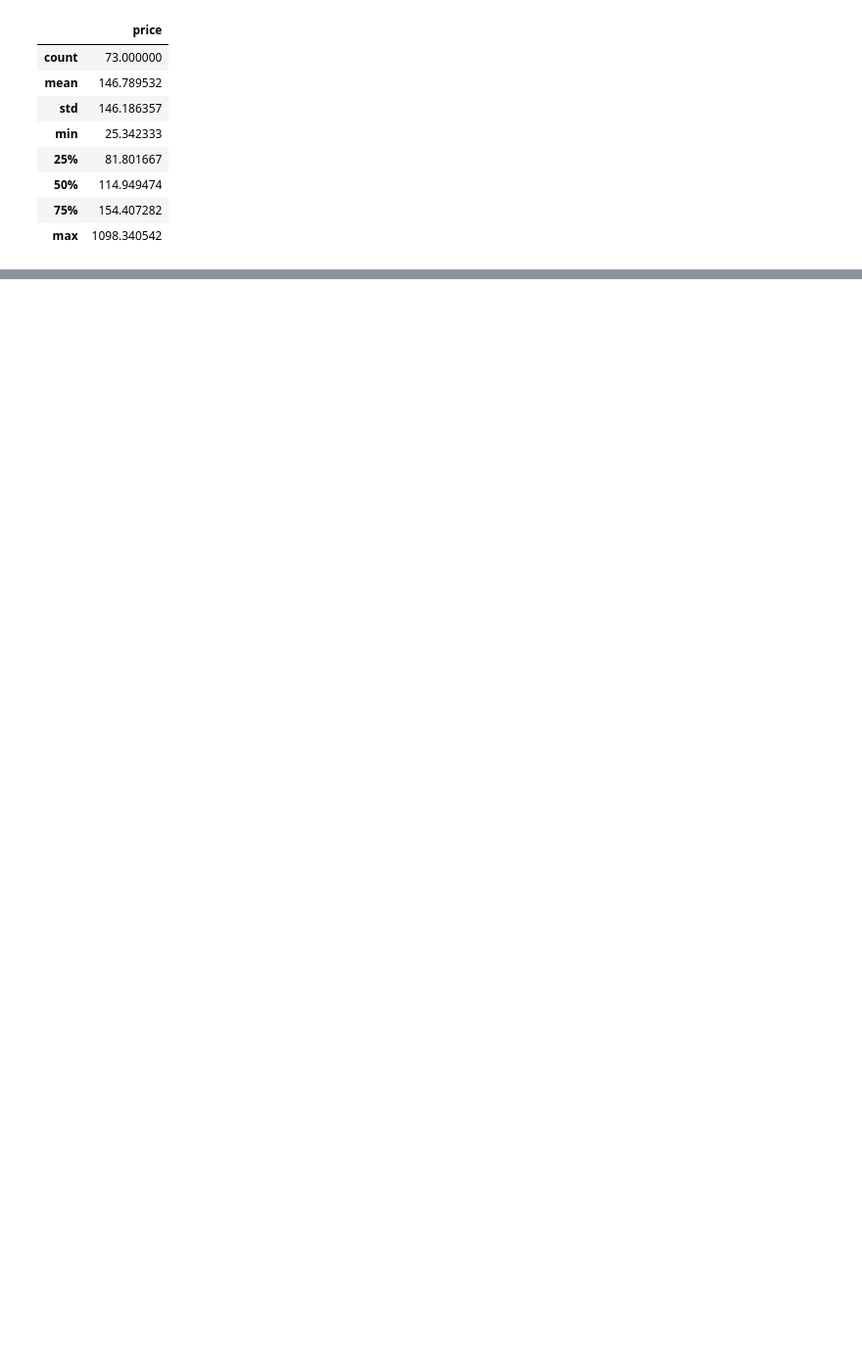
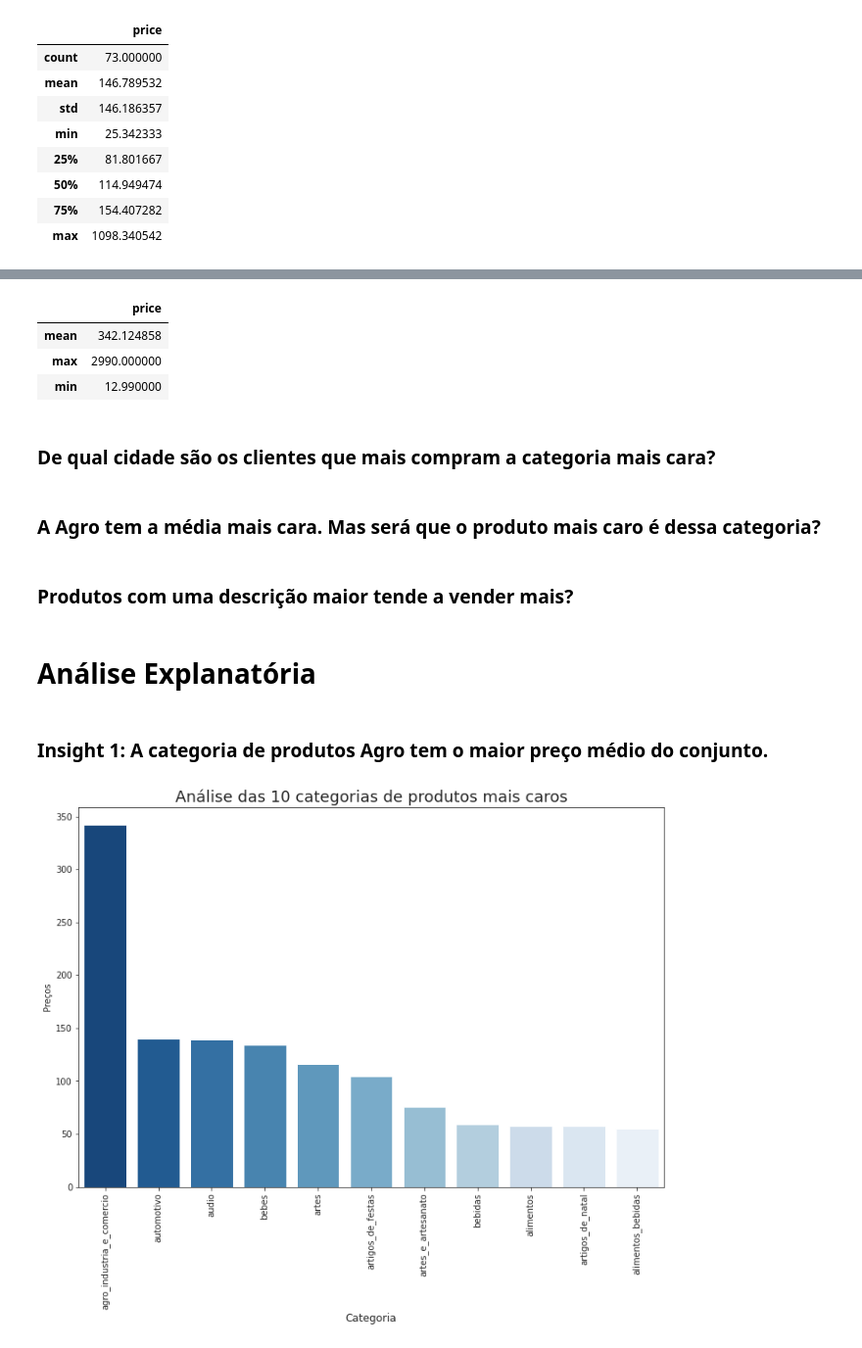
Before and after one commit to Marcus-Bernard0/Data-Science-projects, a Jupyter notebook: 2 - Ecommerce/Projeto.ipynb, the cells around one changed output, grey strips where cells are left out. Shown at 98% size. Cells and saved outputs as stored; diff of their text form; code cells hidden in the pictures; blank space fills up the shorter version.

```diff
--- a/2 - Ecommerce/Projeto.ipynb
+++ b/2 - Ecommerce/Projeto.ipynb
@@ -276,0 +277,21 @@ A média representa bem os preços dos computadores?
+# %%
+pd.DataFrame(dfAgro['price'].agg(['mean', 'max', 'min']))
+# %% [output]
+|  | price |
+| mean | 342.124858 |
+| max | 2990.000000 |
+| min | 12.990000 |
+# %% [markdown]
+### De qual cidade são os clientes que mais compram a categoria mais cara?
+# %% [markdown]
+### A Agro tem a média mais cara. Mas será que o produto mais caro é dessa categoria?
+# %% [markdown]
+### Produtos com uma descrição maior tende a vender mais?
+# %% [markdown]
+# Análise Explanatória
+# %% [markdown]
+### **Insight 1: A categoria de produtos Agro tem o maior preço médio do conjunto.**
+# %%
+graphproducts()
+# %% [output]
+[figure, added]
```
Also changed, not shown: parts of 25 cells of this notebook.
